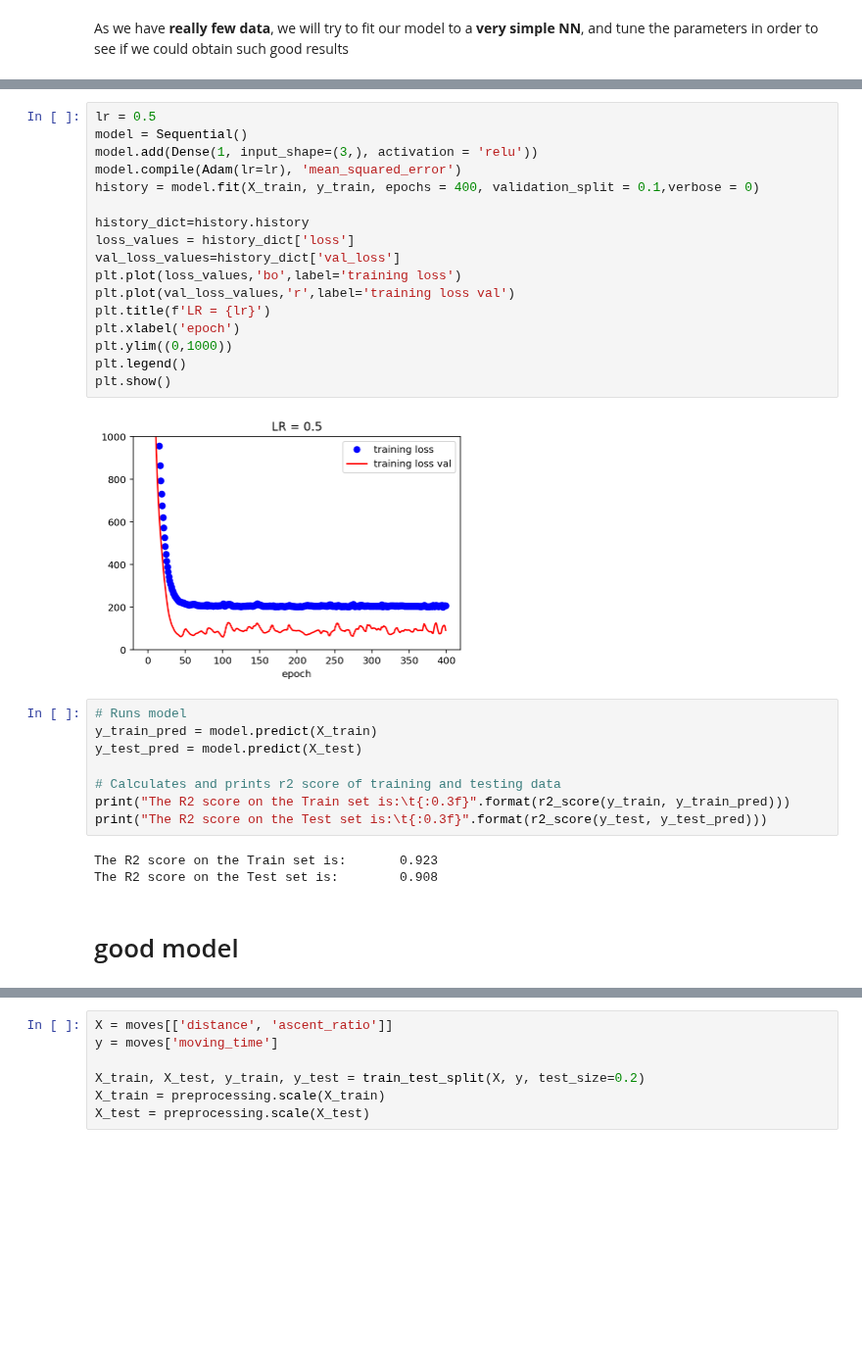
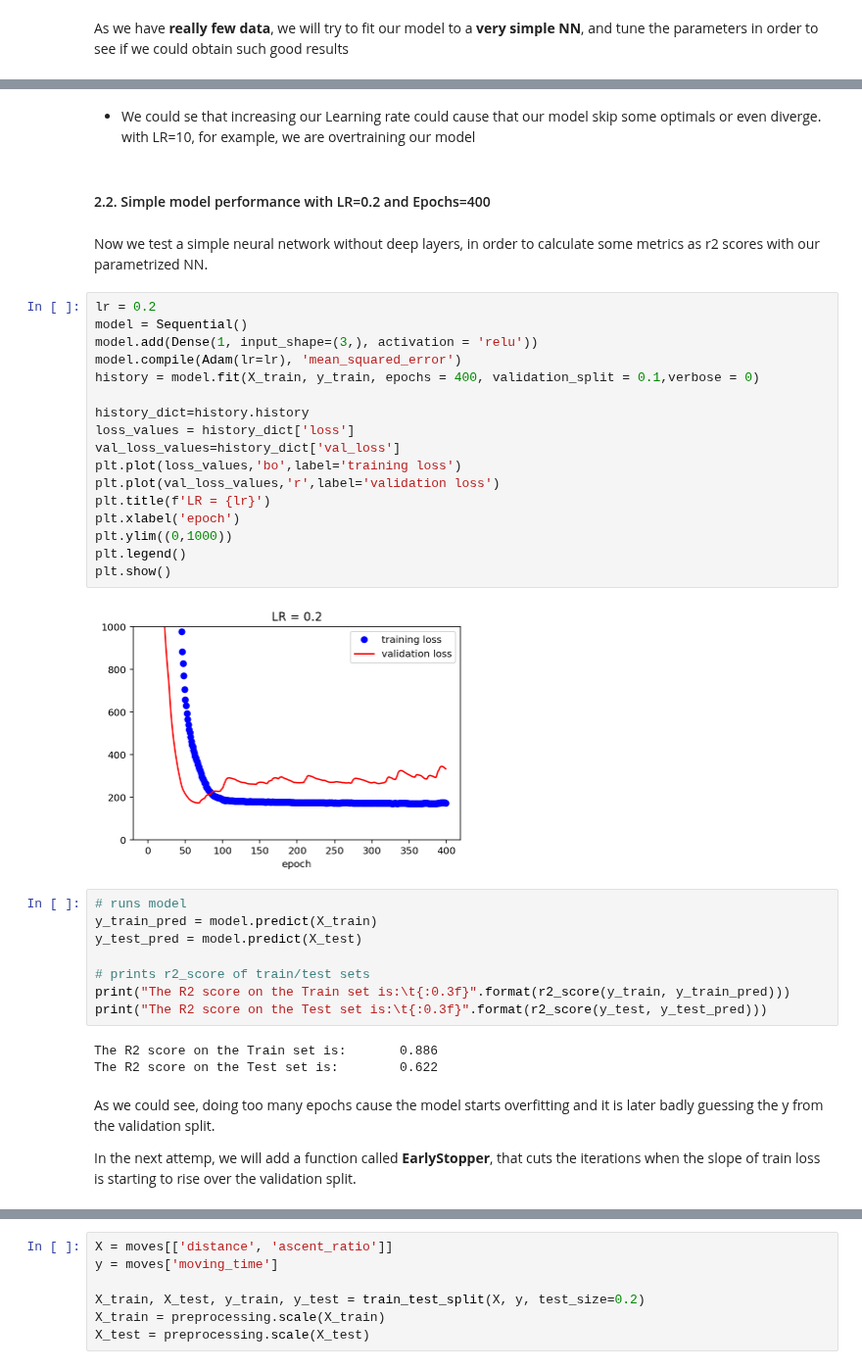
Before and after one commit to pausampietro/run_perfomance, a Jupyter notebook: 4. Regression Algorithms/4e. Regression - Neural Network Approach.ipynb, the cells around one changed output, grey strips where cells are left out. Shown at 98% size. Cells and saved outputs as stored; diff of their text form; blank space fills up the shorter version.

```diff
--- a/4. Regression Algorithms/4e. Regression - Neural Network Approach.ipynb
+++ b/4. Regression Algorithms/4e. Regression - Neural Network Approach.ipynb
@@ -89,32 +99,40 @@ NameError: name 'Sequential' is not defined
+# %% [markdown]
+* We could se that increasing our Learning rate could cause that our model skip some optimals or even diverge. with LR=10, for example, we are overtraining our model
+# %% [markdown]
+#### 2.2. Simple model performance with LR=0.2 and Epochs=400
+# %% [markdown]
+Now we test a simple neural network without deep layers, in order to calculate some metrics as r2 scores with our parametrized NN.
 # %%
-lr = 0.5
+lr = 0.2
 model = Sequential()
 model.add(Dense(1, input_shape=(3,), activation = 'relu'))
 model.compile(Adam(lr=lr), 'mean_squared_error')
 history = model.fit(X_train, y_train, epochs = 400, validation_split = 0.1,verbose = 0)
 
 history_dict=history.history
 loss_values = history_dict['loss']
 val_loss_values=history_dict['val_loss']
 plt.plot(loss_values,'bo',label='training loss')
-plt.plot(val_loss_values,'r',label='training loss val')
+plt.plot(val_loss_values,'r',label='validation loss')
 plt.title(f'LR = {lr}')
 plt.xlabel('epoch')
 plt.ylim((0,1000))
 plt.legend()
 plt.show()
 # %% [output]
-[figure, old version]
+[figure, new version]
 # %%
-# Runs model
+# runs model
 y_train_pred = model.predict(X_train)
 y_test_pred = model.predict(X_test)
 
-# Calculates and prints r2 score of training and testing data
+# prints r2_score of train/test sets
 print("The R2 score on the Train set is:\t{:0.3f}".format(r2_score(y_train, y_train_pred)))
 print("The R2 score on the Test set is:\t{:0.3f}".format(r2_score(y_test, y_test_pred)))
 # %% [output]
-The R2 score on the Train set is:       0.923
-The R2 score on the Test set is:        0.908
+The R2 score on the Train set is:       0.886
+The R2 score on the Test set is:        0.622
-# %% [markdown]
-# good model
+# %% [markdown]
+As we could see, doing too many epochs cause the model starts overfitting and it is later badly guessing the y from the validation split.
+
+In the next attemp, we will add a function called **EarlyStopper**, that cuts the iterations when the slope of train loss is starting to rise over the validation split.
```
Also changed, not shown: parts of 15 cells of this notebook, 1 other file.
